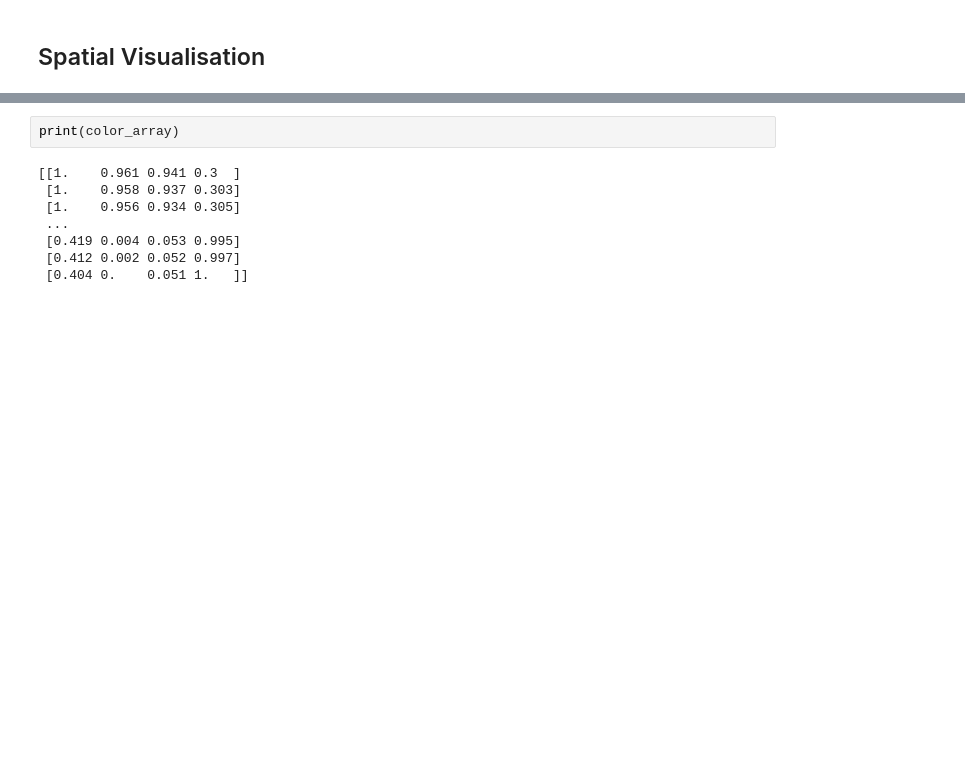
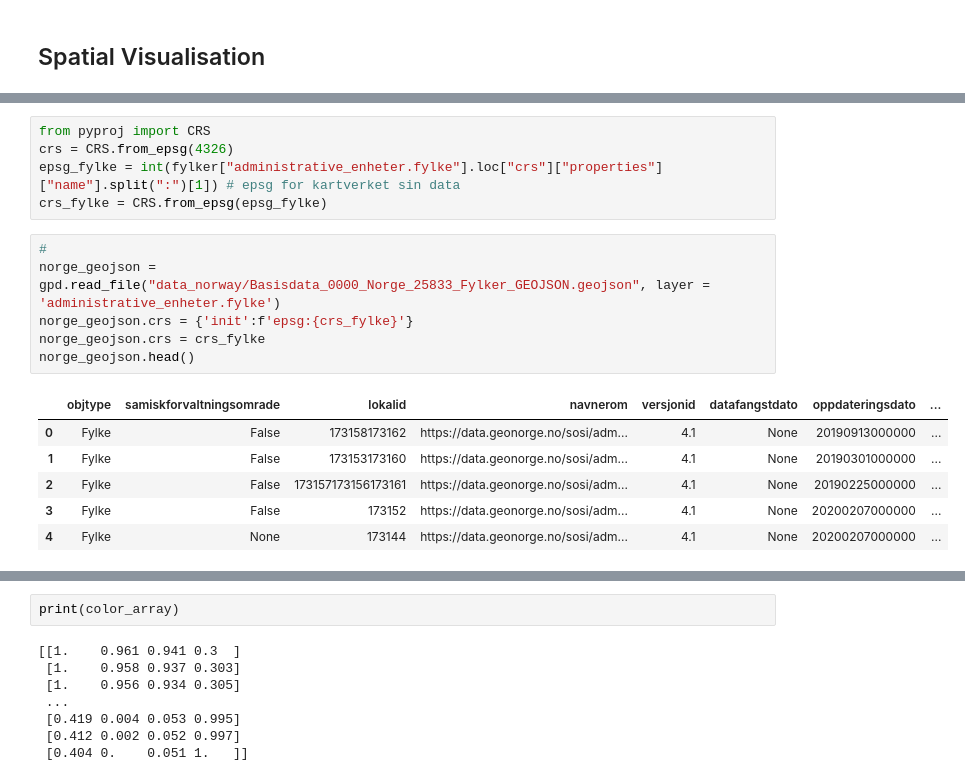
Before and after one commit to bendiknordeng/Epidemiologic-Strategies, a Jupyter notebook: peder/simulations_norway.ipynb, the cells around one changed output, grey strips where cells are left out. Drawn from its saved outputs; the diff is of its cells as text; blank space fills up the shorter version.

```diff
--- a/peder/simulations_norway.ipynb
+++ b/peder/simulations_norway.ipynb
@@ -147,0 +111,18 @@ print(yerevan_gdf.head())
+# %%
+from pyproj import CRS
+crs = CRS.from_epsg(4326)
+epsg_fylke = int(fylker["administrative_enheter.fylke"].loc["crs"]["properties"]["name"].split(":")[1]) # epsg for kartverket sin data
+crs_fylke = CRS.from_epsg(epsg_fylke)
+# %%
+#
+norge_geojson = gpd.read_file("data_norway/Basisdata_0000_Norge_25833_Fylker_GEOJSON.geojson", layer = 'administrative_enheter.fylke')
+norge_geojson.crs = {'init':f'epsg:{crs_fylke}'}
+norge_geojson.crs = crs_fylke
+norge_geojson.head()
+# %% [output]
+|  | objtype | samiskforvaltningsomrade | lokalid | navnerom | versjonid | datafangstdato | oppdateringsdato | ... |
+| 0 | Fylke | False | 173158173162 | https://data.geonorge.no/sosi/adm... | 4.1 | None | 20190913000000 | ... |
+| 1 | Fylke | False | 173153173160 | https://data.geonorge.no/sosi/adm... | 4.1 | None | 20190301000000 | ... |
+| 2 | Fylke | False | 173157173156173161 | https://data.geonorge.no/sosi/adm... | 4.1 | None | 20190225000000 | ... |
+| 3 | Fylke | False | 173152 | https://data.geonorge.no/sosi/adm... | 4.1 | None | 20200207000000 | ... |
+| 4 | Fylke | None | 173144 | https://data.geonorge.no/sosi/adm... | 4.1 | None | 20200207000000 | ... |
```
Also changed, not shown: parts of 24 cells of this notebook, 2 other files.
